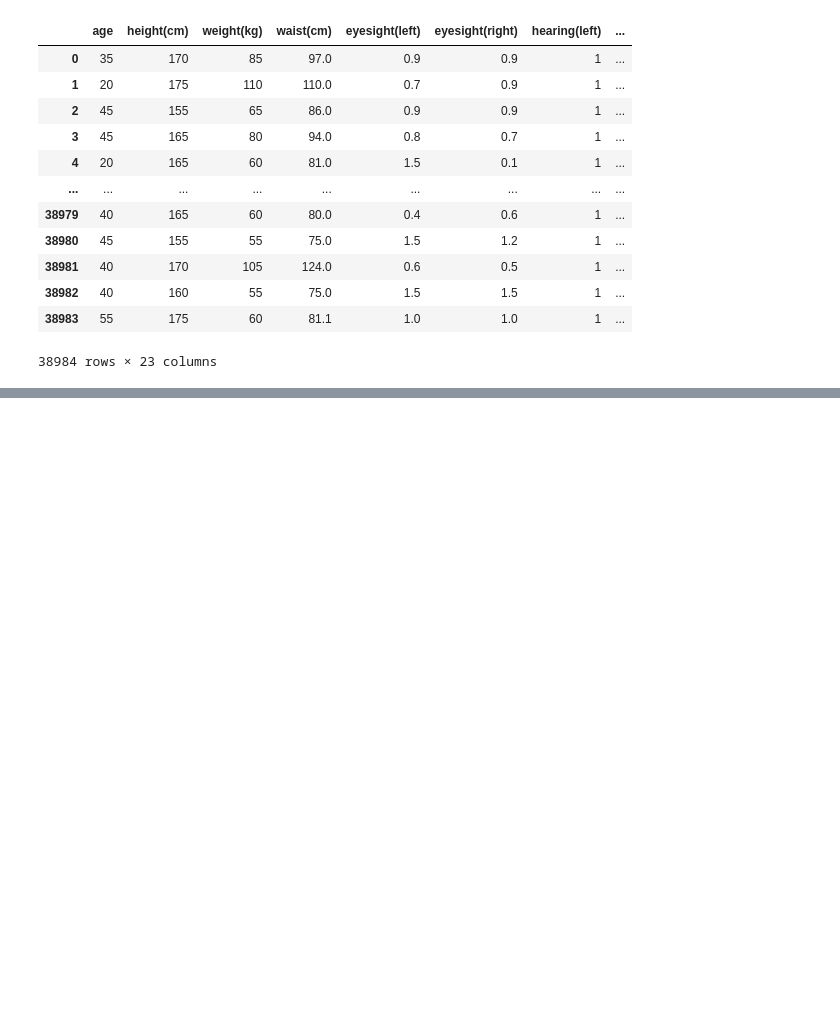
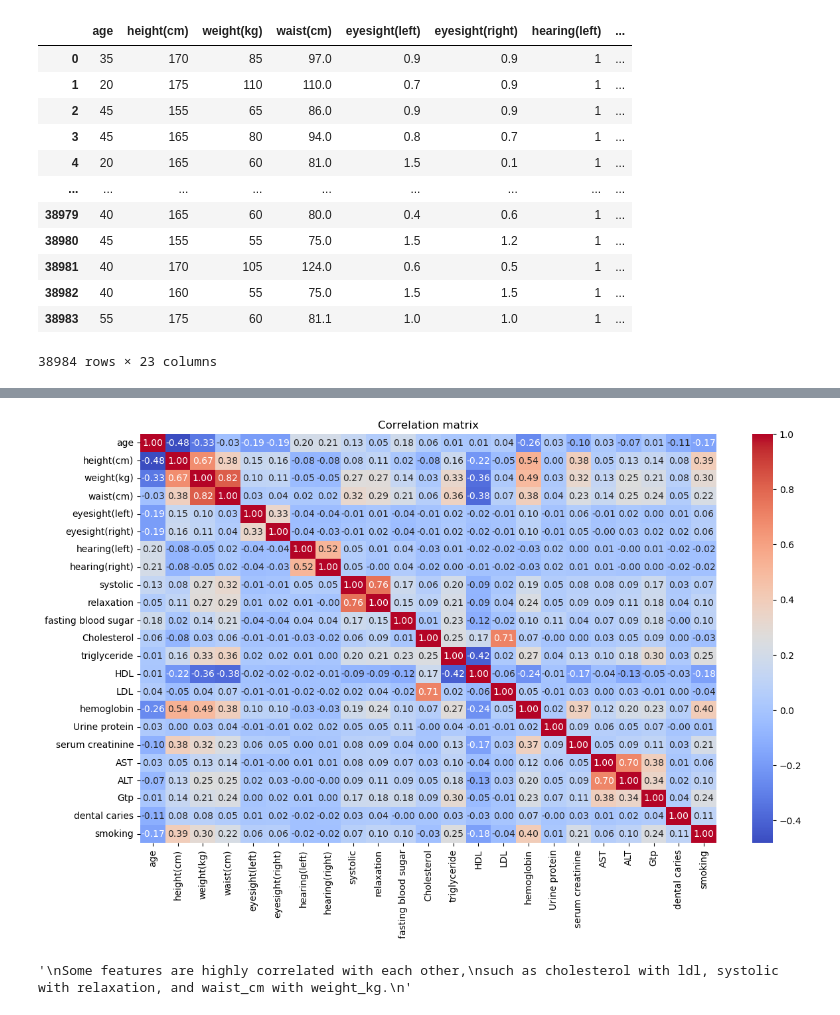
Before and after one commit to mondayy1/SmokerPrediction_using_Biosignals, a Jupyter notebook: overview.ipynb, the cells around one changed output, grey strips where cells are left out. Drawn from its saved outputs; the diff is of its cells as text; code cells hidden in the pictures; blank space fills up the shorter version.

```diff
--- a/overview.ipynb
+++ b/overview.ipynb
@@ -22,0 +107,15 @@ df
+# %%
+fig = plt.figure(figsize=(14, 8))
+corr = df.corr()
+sns.heatmap(corr, cmap="coolwarm", annot=True, fmt=".2f")
+plt.title("Correlation matrix")
+
+plt.show()
+
+"""
+Some features are highly correlated with each other,
+such as cholesterol with ldl, systolic with relaxation, and waist_cm with weight_kg.
+"""
+# %% [output]
+[figure, added]
+'\nSome features are highly correlated with each other,\nsuch as cholesterol with ldl, systolic with relaxation, and waist_cm with weight_kg.\n'
```
Also changed, not shown: parts of 14 cells of this notebook.
